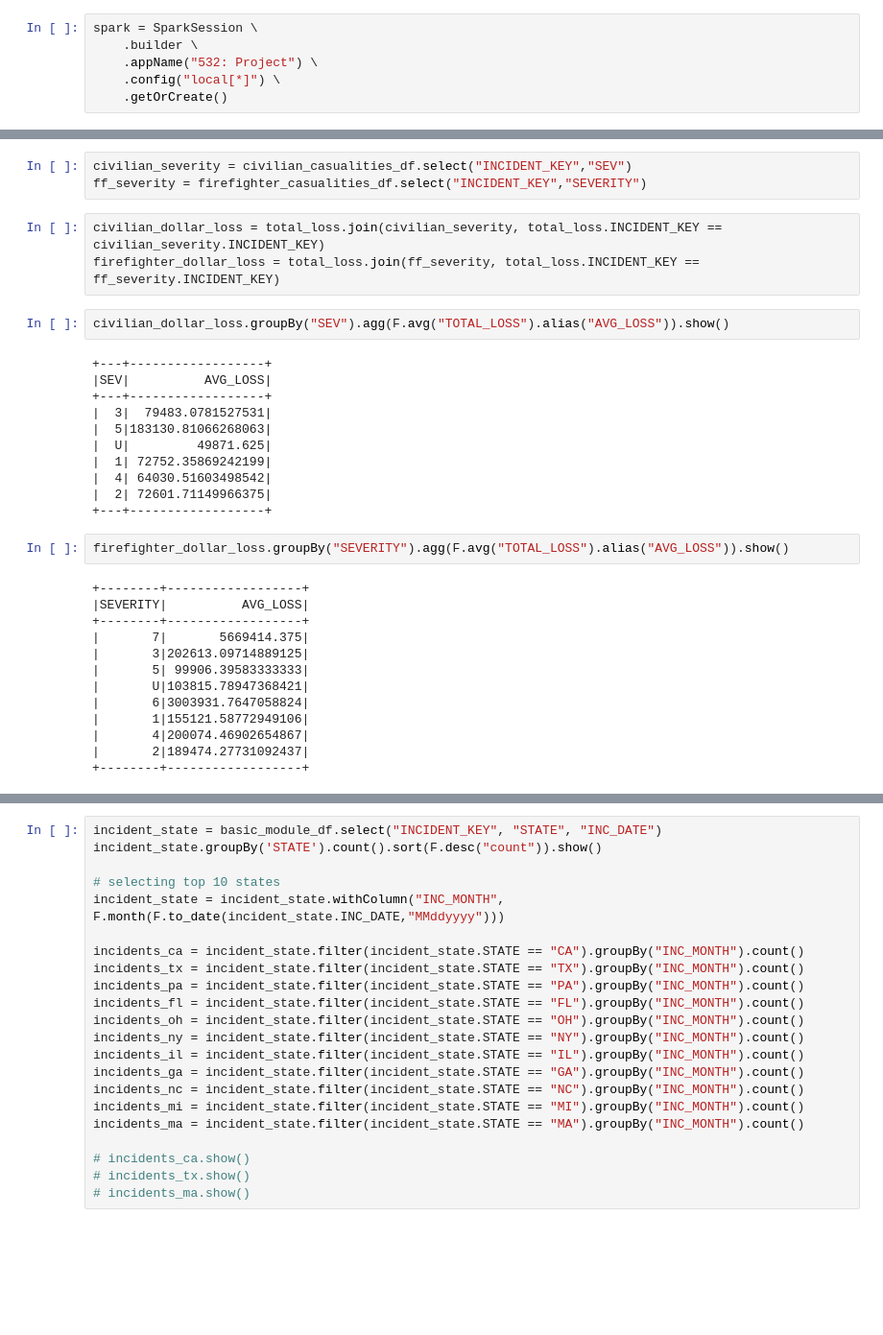
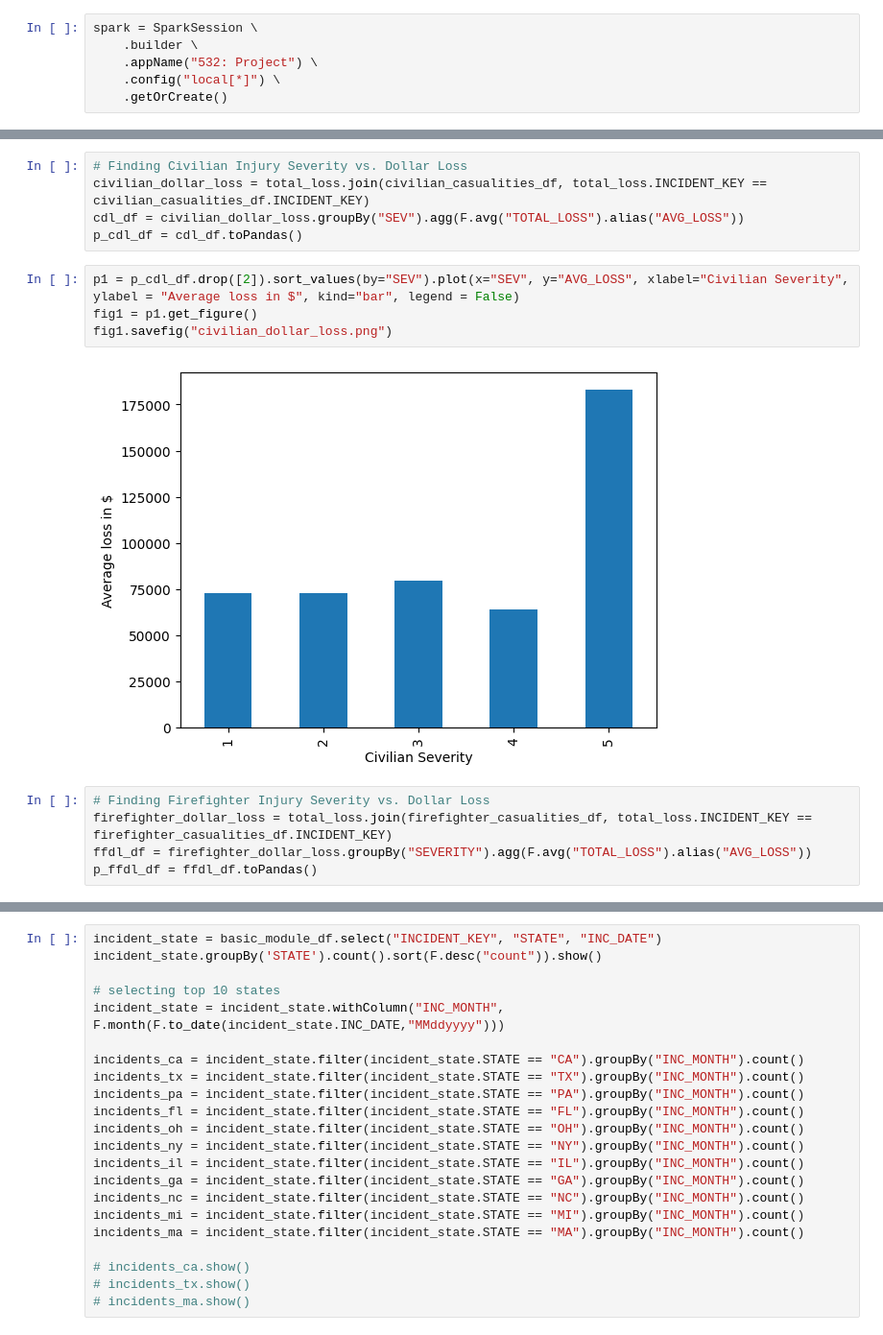
Before and after one commit to abhiman23897/fire-hazard-analytics, a Jupyter notebook: analysis.ipynb, the cells around one changed output, grey strips where cells are left out. Shown at 96% size. Drawn from its saved outputs; the diff is of its cells as text; blank space fills up the shorter version.

Commit message:
Generated images from query data

```diff
--- a/analysis.ipynb
+++ b/analysis.ipynb
@@ -23,36 +26,18 @@ basic_module_df = spark.read.options(delimiter="^", header=True).csv("basicincid
 basic_module_df = basic_module_df.na.drop(subset=("PROP_LOSS","CONT_LOSS"))
 total_loss = basic_module_df.groupBy("INCIDENT_KEY").agg(F.sum(basic_module_df.PROP_LOSS + basic_module_df.CONT_LOSS).alias("TOTAL_LOSS"))
-# %%
-civilian_severity = civilian_casualities_df.select("INCIDENT_KEY","SEV")
-ff_severity = firefighter_casualities_df.select("INCIDENT_KEY","SEVERITY")
-# %%
-civilian_dollar_loss = total_loss.join(civilian_severity, total_loss.INCIDENT_KEY == civilian_severity.INCIDENT_KEY)
-firefighter_dollar_loss = total_loss.join(ff_severity, total_loss.INCIDENT_KEY == ff_severity.INCIDENT_KEY)
-# %%
-civilian_dollar_loss.groupBy("SEV").agg(F.avg("TOTAL_LOSS").alias("AVG_LOSS")).show()
-# %% [output]
-+---+------------------+
-|SEV|          AVG_LOSS|
-+---+------------------+
-|  3|  79483.0781527531|
-|  5|183130.81066268063|
-|  U|         49871.625|
-|  1| 72752.35869242199|
-|  4| 64030.51603498542|
-|  2| 72601.71149966375|
-+---+------------------+
-# %%
-firefighter_dollar_loss.groupBy("SEVERITY").agg(F.avg("TOTAL_LOSS").alias("AVG_LOSS")).show()
-# %% [output]
-+--------+------------------+
-|SEVERITY|          AVG_LOSS|
-+--------+------------------+
-|       7|       5669414.375|
-|       3|202613.09714889125|
-|       5| 99906.39583333333|
-|       U|103815.78947368421|
-|       6|3003931.7647058824|
-|       1|155121.58772949106|
-|       4|200074.46902654867|
-|       2|189474.27731092437|
-+--------+------------------+
+# %%
+# Finding Civilian Injury Severity vs. Dollar Loss
+civilian_dollar_loss = total_loss.join(civilian_casualities_df, total_loss.INCIDENT_KEY == civilian_casualities_df.INCIDENT_KEY)
+cdl_df = civilian_dollar_loss.groupBy("SEV").agg(F.avg("TOTAL_LOSS").alias("AVG_LOSS"))
+p_cdl_df = cdl_df.toPandas()
+# %%
+p1 = p_cdl_df.drop([2]).sort_values(by="SEV").plot(x="SEV", y="AVG_LOSS", xlabel="Civilian Severity", ylabel = "Average loss in $", kind="bar", legend = False)
+fig1 = p1.get_figure()
+fig1.savefig("civilian_dollar_loss.png")
+# %% [output]
+[figure, added]
+# %%
+# Finding Firefighter Injury Severity vs. Dollar Loss
+firefighter_dollar_loss = total_loss.join(firefighter_casualities_df, total_loss.INCIDENT_KEY == firefighter_casualities_df.INCIDENT_KEY)
+ffdl_df = firefighter_dollar_loss.groupBy("SEVERITY").agg(F.avg("TOTAL_LOSS").alias("AVG_LOSS"))
+p_ffdl_df = ffdl_df.toPandas()
```
Also changed, not shown: parts of 24 cells of this notebook, 6 other files.
